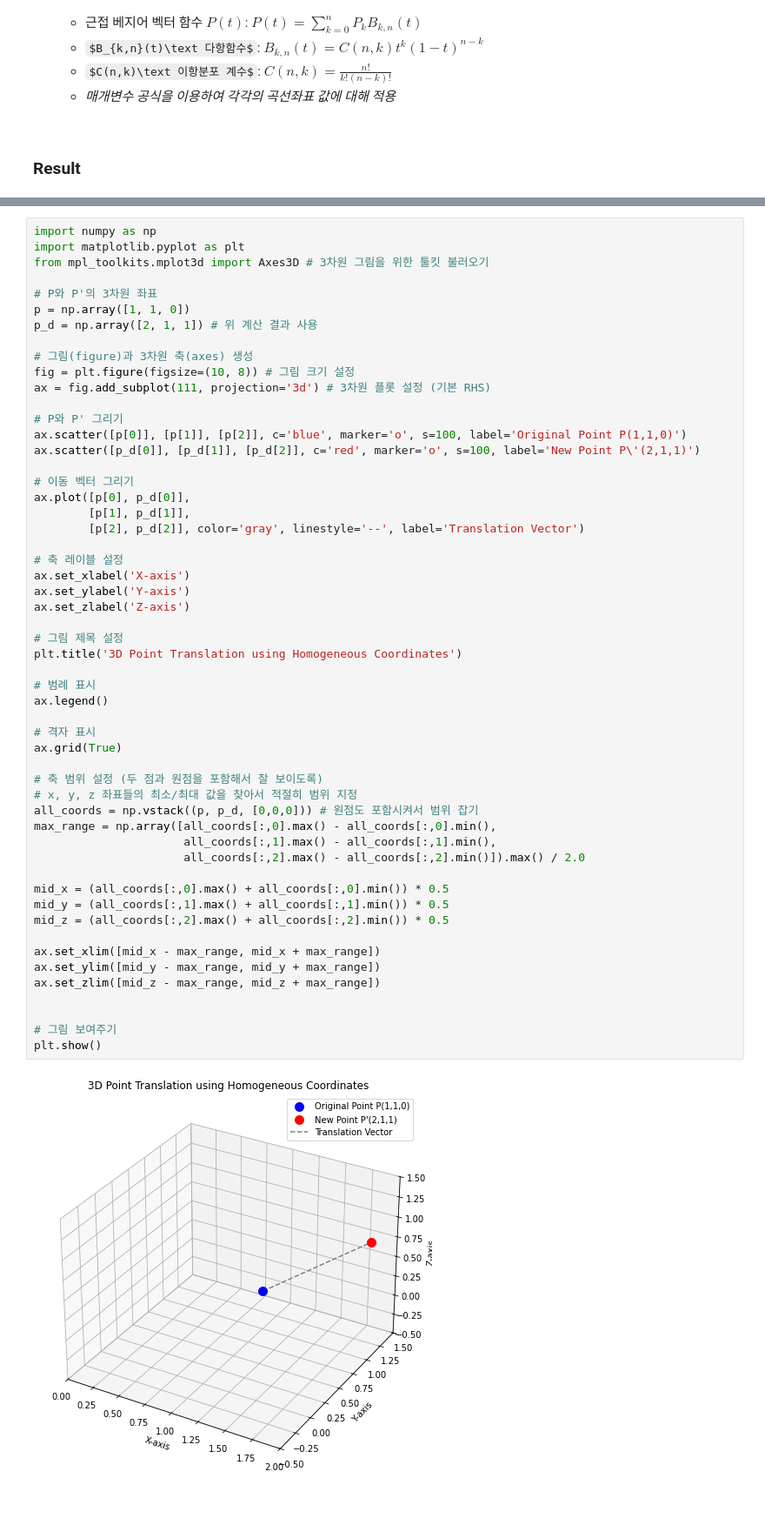
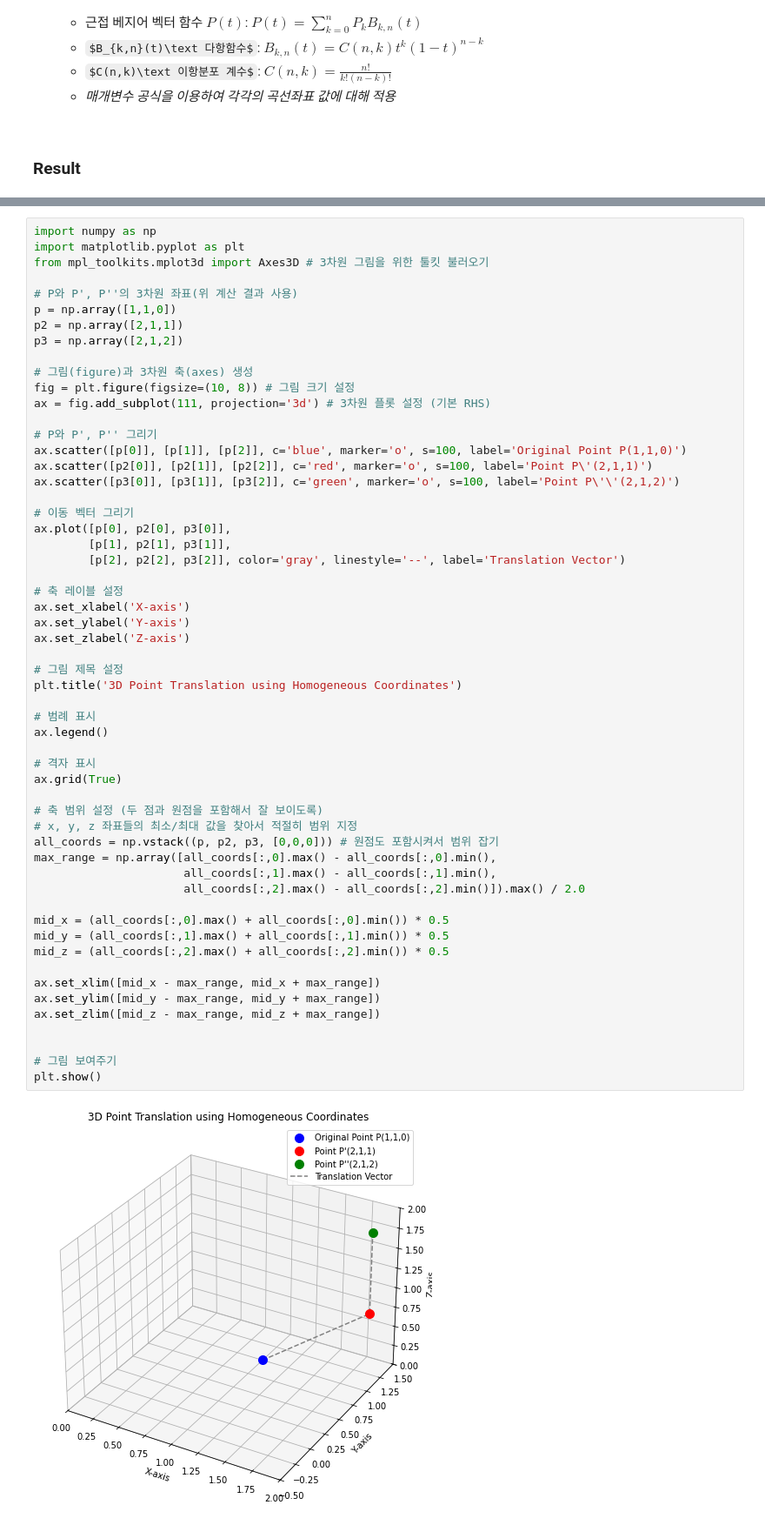
Before and after one commit to neicebee/Algorithm, a Jupyter notebook: Python/ETC/Bezier.ipynb, the cells around one changed output, grey strips where cells are left out. Shown: that part at 87% size. Drawn from its saved outputs; the diff is of its cells as text; some formulas as TeX source.

```diff
--- a/Python/ETC/Bezier.ipynb
+++ b/Python/ETC/Bezier.ipynb
@@ -165,57 +192,59 @@ import numpy as np
 import matplotlib.pyplot as plt
 from mpl_toolkits.mplot3d import Axes3D # 3차원 그림을 위한 툴킷 불러오기
 
-# P와 P'의 3차원 좌표
-p = np.array([1, 1, 0])
-p_d = np.array([2, 1, 1]) # 위 계산 결과 사용
+# P와 P', P''의 3차원 좌표(위 계산 결과 사용)
+p = np.array([1,1,0])
+p2 = np.array([2,1,1])
+p3 = np.array([2,1,2])
 
 # 그림(figure)과 3차원 축(axes) 생성
 fig = plt.figure(figsize=(10, 8)) # 그림 크기 설정
 ax = fig.add_subplot(111, projection='3d') # 3차원 플롯 설정 (기본 RHS)
 
-# P와 P' 그리기
+# P와 P', P'' 그리기
 ax.scatter([p[0]], [p[1]], [p[2]], c='blue', marker='o', s=100, label='Original Point P(1,1,0)')
-ax.scatter([p_d[0]], [p_d[1]], [p_d[2]], c='red', marker='o', s=100, label='New Point P\'(2,1,1)')
+ax.scatter([p2[0]], [p2[1]], [p2[2]], c='red', marker='o', s=100, label='Point P\'(2,1,1)')
+ax.scatter([p3[0]], [p3[1]], [p3[2]], c='green', marker='o', s=100, label='Point P\'\'(2,1,2)')
 
 # 이동 벡터 그리기
-ax.plot([p[0], p_d[0]],
-        [p[1], p_d[1]],
-        [p[2], p_d[2]], color='gray', linestyle='--', label='Translation Vector')
+ax.plot([p[0], p2[0], p3[0]],
+        [p[1], p2[1], p3[1]],
+        [p[2], p2[2], p3[2]], color='gray', linestyle='--', label='Translation Vector')
 
 # 축 레이블 설정
 ax.set_xlabel('X-axis')
 ax.set_ylabel('Y-axis')
 ax.set_zlabel('Z-axis')
 
 # 그림 제목 설정
 plt.title('3D Point Translation using Homogeneous Coordinates')
 
 # 범례 표시
 ax.legend()
 
 # 격자 표시
 ax.grid(True)
 
 # 축 범위 설정 (두 점과 원점을 포함해서 잘 보이도록)
 # x, y, z 좌표들의 최소/최대 값을 찾아서 적절히 범위 지정
-all_coords = np.vstack((p, p_d, [0,0,0])) # 원점도 포함시켜서 범위 잡기
+all_coords = np.vstack((p, p2, p3, [0,0,0])) # 원점도 포함시켜서 범위 잡기
 max_range = np.array([all_coords[:,0].max() - all_coords[:,0].min(),
                       all_coords[:,1].max() - all_coords[:,1].min(),
                       all_coords[:,2].max() - all_coords[:,2].min()]).max() / 2.0
 
 mid_x = (all_coords[:,0].max() + all_coords[:,0].min()) * 0.5
 mid_y = (all_coords[:,1].max() + all_coords[:,1].min()) * 0.5
 mid_z = (all_coords[:,2].max() + all_coords[:,2].min()) * 0.5
 
 ax.set_xlim([mid_x - max_range, mid_x + max_range])
 ax.set_ylim([mid_y - max_range, mid_y + max_range])
 ax.set_zlim([mid_z - max_range, mid_z + max_range])
 
 
 # 그림 보여주기
 plt.show()
 # %% [output]
-[figure, old version]
+[figure, new version]
 # %% [markdown]
 <br>
 
```
Also changed, not shown: parts of 3 cells of this notebook, 3 other files.
